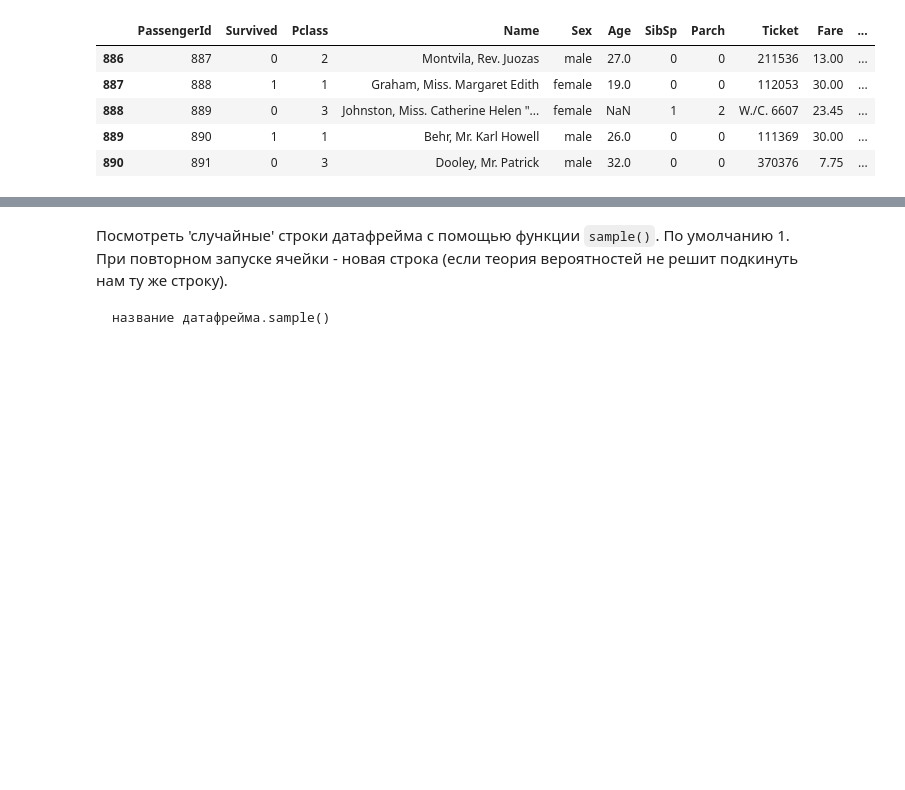
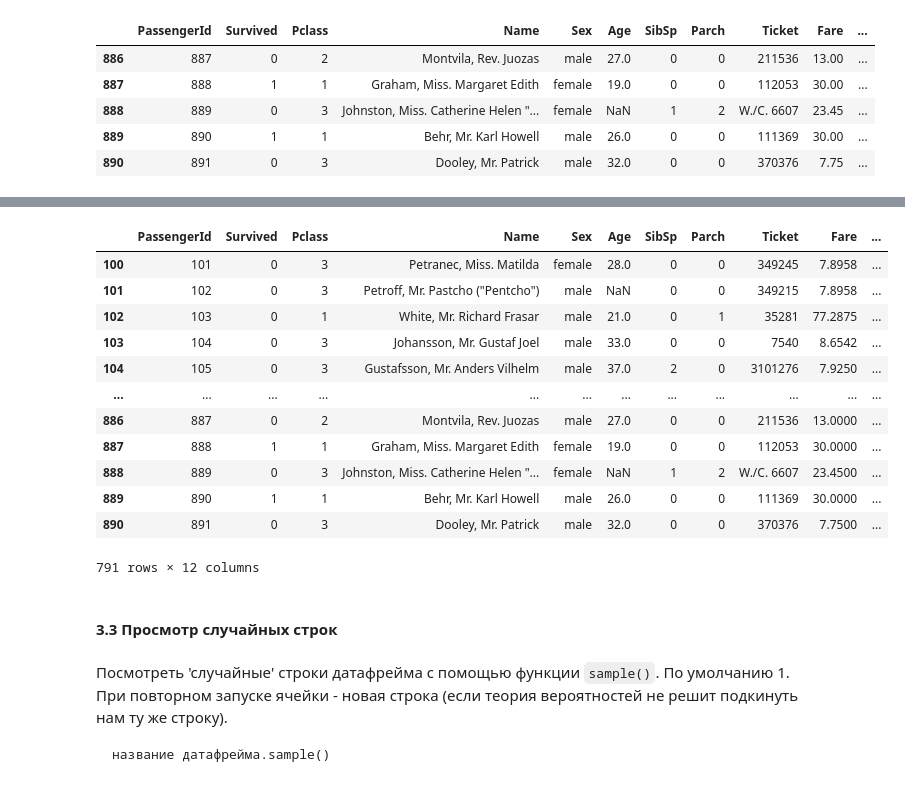
Before and after one commit to ksumarshmallow/Data-Analysis-Media-24, a Jupyter notebook: Seminars/Sem1/Sem1.ipynb, the cells around one changed output, grey strips where cells are left out. Cells and saved outputs as stored; diff of their text form; code cells hidden in the pictures; blank space fills up the shorter version.

```diff
--- a/Seminars/Sem1/Sem1.ipynb
+++ b/Seminars/Sem1/Sem1.ipynb
@@ -248,3 +584,23 @@ data.tail(6)    # можно передать аргументом количе
+# %%
+# если введем отрицательное число - выведутся все строки, исключая первые b
+# например, при .tail(-100) показываются строки от сотой до последней
+data.tail(-100)
+# %% [output]
+|  | PassengerId | Survived | Pclass | Name | Sex | Age | SibSp | Parch | Ticket | Fare | ... |
+| 100 | 101 | 0 | 3 | Petranec, Miss. Matilda | female | 28.0 | 0 | 0 | 349245 | 7.8958 | ... |
+| 101 | 102 | 0 | 3 | Petroff, Mr. Pastcho ("Pentcho") | male | NaN | 0 | 0 | 349215 | 7.8958 | ... |
+| 102 | 103 | 0 | 1 | White, Mr. Richard Frasar | male | 21.0 | 0 | 1 | 35281 | 77.2875 | ... |
+| 103 | 104 | 0 | 3 | Johansson, Mr. Gustaf Joel | male | 33.0 | 0 | 0 | 7540 | 8.6542 | ... |
+| 104 | 105 | 0 | 3 | Gustafsson, Mr. Anders Vilhelm | male | 37.0 | 2 | 0 | 3101276 | 7.9250 | ... |
+| ... | ... | ... | ... | ... | ... | ... | ... | ... | ... | ... | ... |
+| 886 | 887 | 0 | 2 | Montvila, Rev. Juozas | male | 27.0 | 0 | 0 | 211536 | 13.0000 | ... |
+| 887 | 888 | 1 | 1 | Graham, Miss. Margaret Edith | female | 19.0 | 0 | 0 | 112053 | 30.0000 | ... |
+| 888 | 889 | 0 | 3 | Johnston, Miss. Catherine Helen "... | female | NaN | 1 | 2 | W./C. 6607 | 23.4500 | ... |
+| 889 | 890 | 1 | 1 | Behr, Mr. Karl Howell | male | 26.0 | 0 | 0 | 111369 | 30.0000 | ... |
+| 890 | 891 | 0 | 3 | Dooley, Mr. Patrick | male | 32.0 | 0 | 0 | 370376 | 7.7500 | ... |
+791 rows × 12 columns
+# %% [markdown]
+#### 3.3 Просмотр случайных строк
 # %% [markdown]
 Посмотреть 'случайные' строки датафрейма с помощью функции `sample()`. По умолчанию 1. При повторном запуске ячейки - новая строка (если теория вероятностей не решит подкинуть нам ту же строку).
 
```
Also changed, not shown: parts of 205 cells of this notebook.
